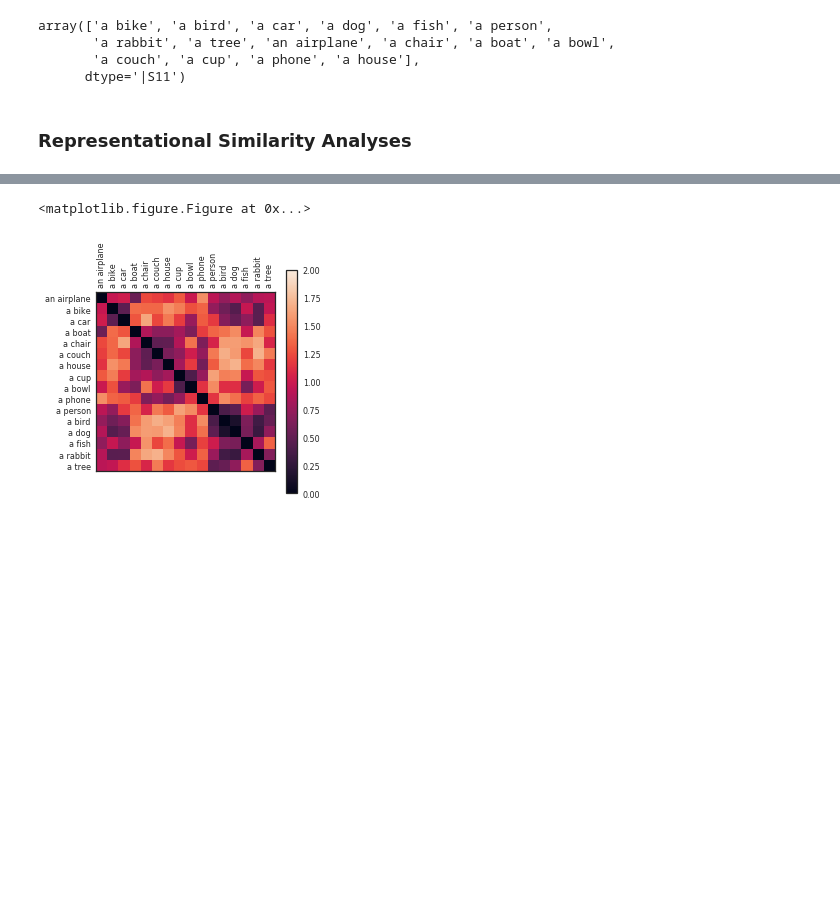
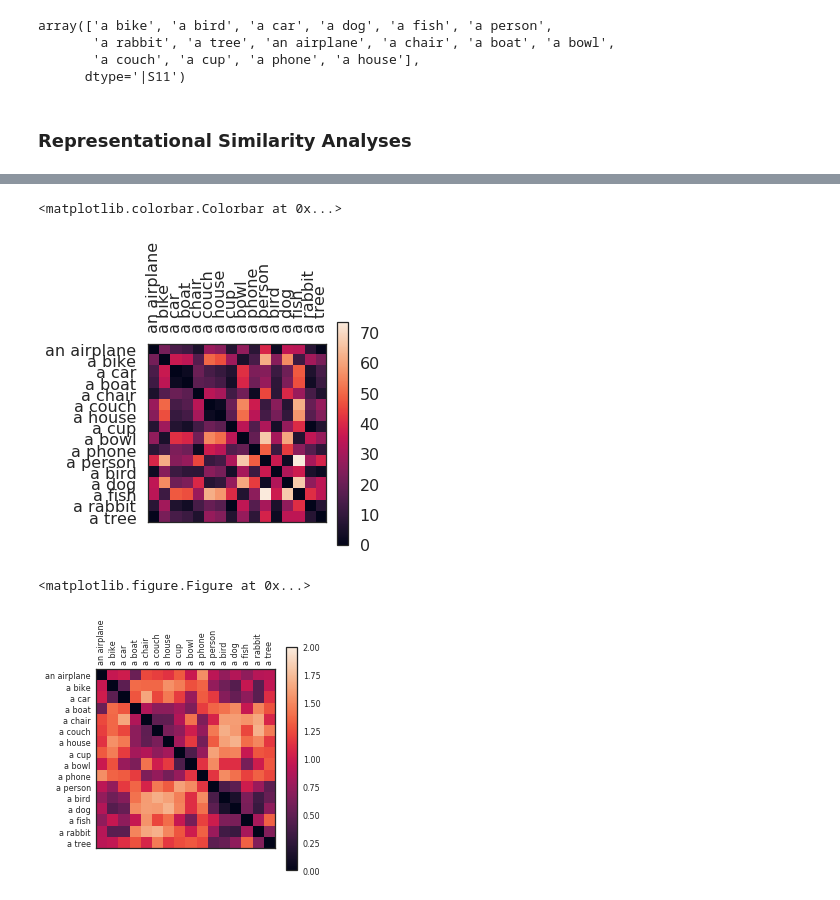
Before and after one commit to brialorelle/kiddraw, a Jupyter notebook: analysis/museumstation/main/analyze_features_museumstation.ipynb, the cells around one changed output, grey strips where cells are left out. Saved outputs shown, nothing was run; the diff lists cells and outputs as text; code cells hidden in the pictures; blank space fills up the shorter version.

```diff
--- a/analysis/museumstation/main/analyze_features_museumstation.ipynb
+++ b/analysis/museumstation/main/analyze_features_museumstation.ipynb
@@ -481,3 +514,12 @@ array([ 81.65257773,  82.3658968 ,  78.12127653,  85.61338975,
+# %%
+d_prime=np.abs(d_prime)
+plt.matshow(d_prime)
+plt.xticks(range(len(ordered_objs)), ordered_objs, rotation=90);
+plt.yticks(range(len(ordered_objs)), ordered_objs);
+plt.colorbar()
+# %% [output]
+<matplotlib.colorbar.Colorbar at 0x...>
+[figure, added]
 # %%
 ## get and plot sorted kid RDM collapsing across all ages
 KRDM = get_and_plot_RDM(KM, KF,'kid',sort_inds,layer_ind)
```
Also changed, not shown: parts of 5 cells of this notebook.
